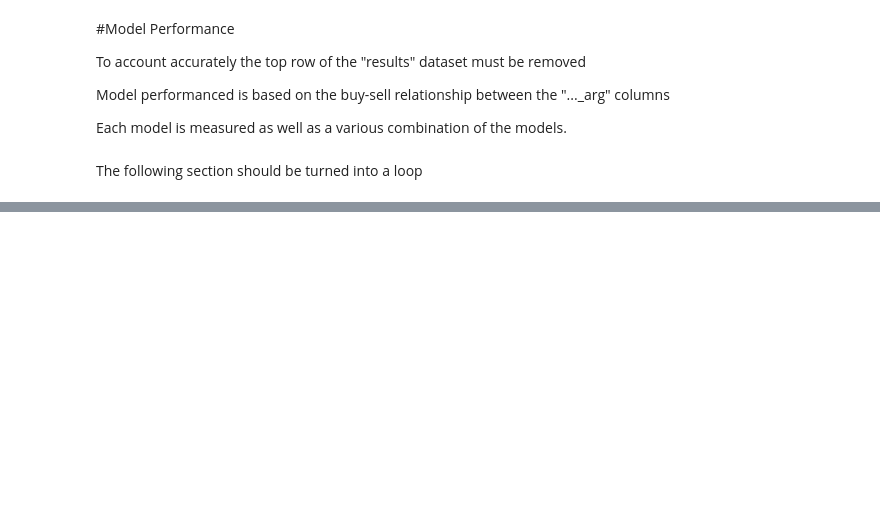
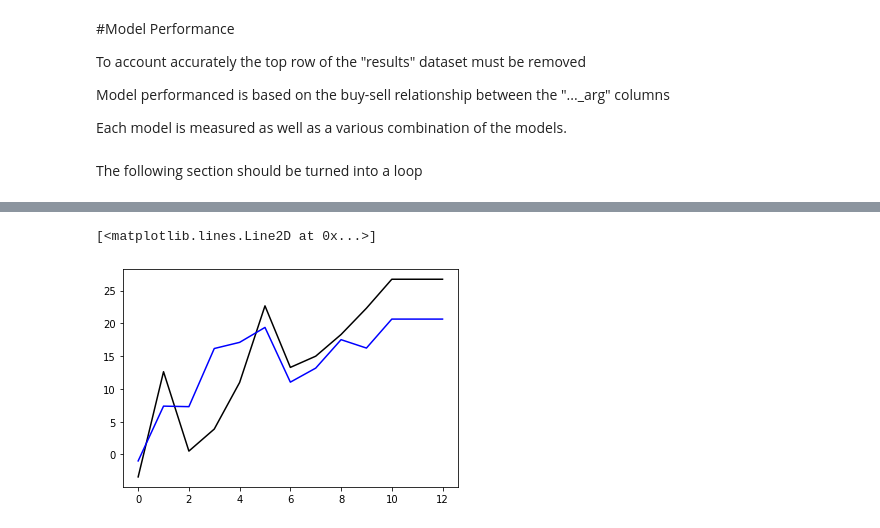
Before and after one commit to kappandrew2/DataPreProcessing, a Jupyter notebook: MarketResearch.ipynb, the cells around one changed output, grey strips where cells are left out. Saved outputs shown, nothing was run; the diff lists cells and outputs as text; code cells hidden in the pictures; blank space fills up the shorter version.

```diff
--- a/MarketResearch.ipynb
+++ b/MarketResearch.ipynb
@@ -962,0 +1365,6 @@ yandyb_buy          NaN       NaN   7.770000  ...        NaN   7.790000  44.2500
+# %%
+plt.plot(df1['y_actual'], color='black')
+plt.plot(df1['y_buy'], color='blue')
+# %% [output]
+[<matplotlib.lines.Line2D at 0x...>]
+[figure, added]
```
Also changed, not shown: parts of 65 cells of this notebook.
